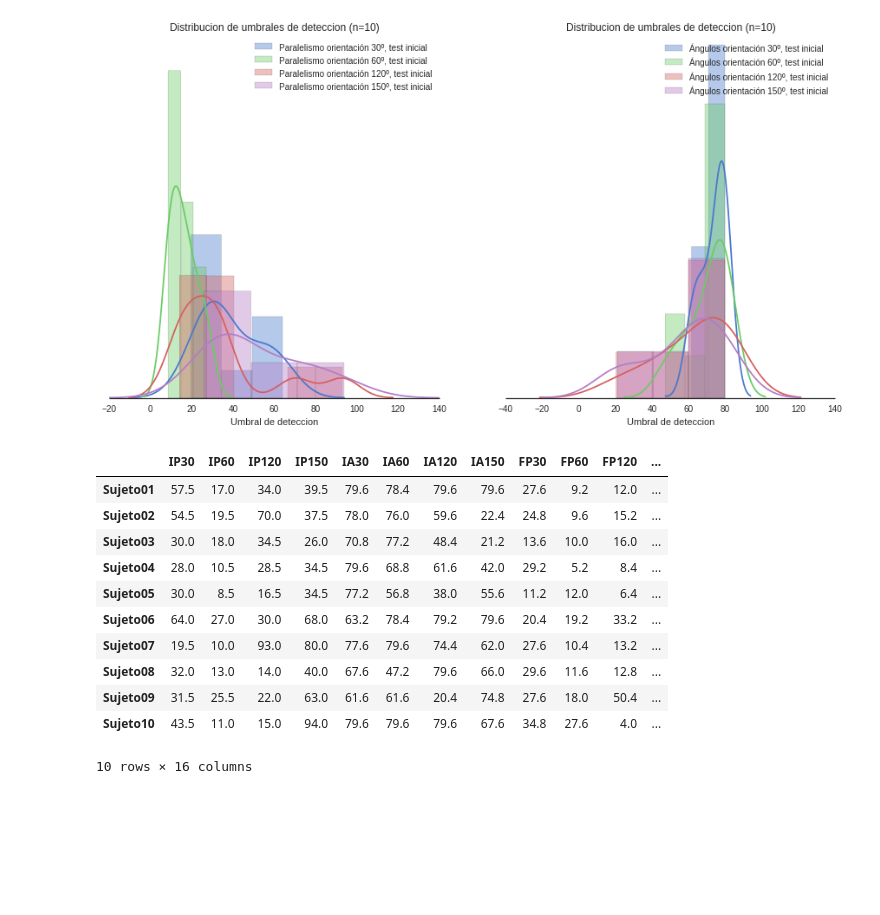
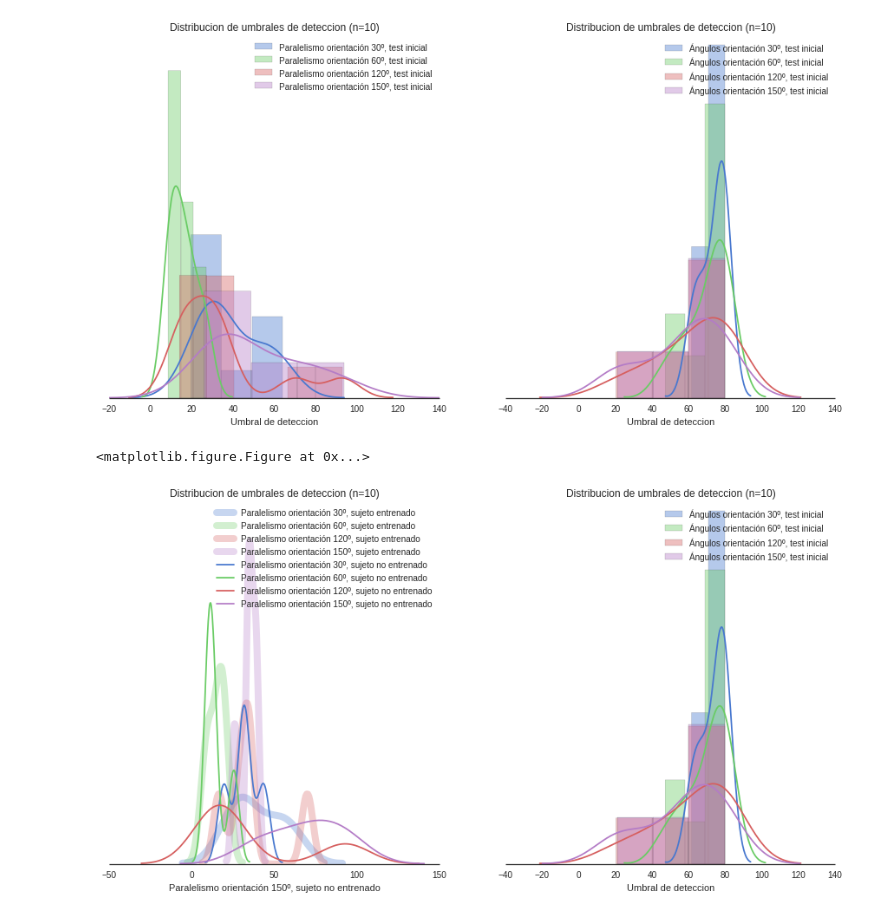
Before and after one commit to IoniUTDT/IPyVisound, a Jupyter notebook: Comparacion Niveles Test Inicial.ipynb, the cells around one changed output. Cells and saved outputs as stored; diff of their text form; code cells hidden in the pictures; blank space fills up the shorter version.

```diff
--- a/Comparacion Niveles Test Inicial.ipynb
+++ b/Comparacion Niveles Test Inicial.ipynb
@@ -60,18 +60,45 @@ fig.savefig('./Images/TransferenciaTestInicialHistogramasTotales', bbox_inches='
 # %% [output]
 <matplotlib.figure.Figure at 0x...>
 [figure]
-# %%
-dataTest
-# %% [output]
-|  | IP30 | IP60 | IP120 | IP150 | IA30 | IA60 | IA120 | IA150 | FP30 | FP60 | FP120 | ... |
-| Sujeto01 | 57.5 | 17.0 | 34.0 | 39.5 | 79.6 | 78.4 | 79.6 | 79.6 | 27.6 | 9.2 | 12.0 | ... |
-| Sujeto02 | 54.5 | 19.5 | 70.0 | 37.5 | 78.0 | 76.0 | 59.6 | 22.4 | 24.8 | 9.6 | 15.2 | ... |
-| Sujeto03 | 30.0 | 18.0 | 34.5 | 26.0 | 70.8 | 77.2 | 48.4 | 21.2 | 13.6 | 10.0 | 16.0 | ... |
-| Sujeto04 | 28.0 | 10.5 | 28.5 | 34.5 | 79.6 | 68.8 | 61.6 | 42.0 | 29.2 | 5.2 | 8.4 | ... |
-| Sujeto05 | 30.0 | 8.5 | 16.5 | 34.5 | 77.2 | 56.8 | 38.0 | 55.6 | 11.2 | 12.0 | 6.4 | ... |
-| Sujeto06 | 64.0 | 27.0 | 30.0 | 68.0 | 63.2 | 78.4 | 79.2 | 79.6 | 20.4 | 19.2 | 33.2 | ... |
-| Sujeto07 | 19.5 | 10.0 | 93.0 | 80.0 | 77.6 | 79.6 | 74.4 | 62.0 | 27.6 | 10.4 | 13.2 | ... |
-| Sujeto08 | 32.0 | 13.0 | 14.0 | 40.0 | 67.6 | 47.2 | 79.6 | 66.0 | 29.6 | 11.6 | 12.8 | ... |
-| Sujeto09 | 31.5 | 25.5 | 22.0 | 63.0 | 61.6 | 61.6 | 20.4 | 74.8 | 27.6 | 18.0 | 50.4 | ... |
-| Sujeto10 | 43.5 | 11.0 | 15.0 | 94.0 | 79.6 | 79.6 | 79.6 | 67.6 | 34.8 | 27.6 | 4.0 | ... |
-10 rows × 16 columns
+# %%
+# Graficos de histogramas para nivel inicial comparando control y no control
+
+sns.set(color_codes=True)
+sns.set(style="white", palette="muted")
+sns.despine(left=True)
+
+fig, ax = plt.subplots(1,2)
+fig.set_size_inches(15,7.5)
+
+colors = sns.color_palette()
+
+# Paralelismo
+SujetosEntrenados = dataTest[['IP30','IP60','IP120','IP150']].iloc[0:5]
+SujetosEntrenados.columns = ['Paralelismo orientación 30º, sujeto entrenado', 'Paralelismo orientación 60º, sujeto entrenado','Paralelismo orientación 120º, sujeto entrenado','Paralelismo orientación 150º, sujeto entrenado']
+SujetosNoEntrenados = dataTest[['IP30','IP60','IP120','IP150']].iloc[6:10]
+SujetosNoEntrenados.columns = ['Paralelismo orientación 30º, sujeto no entrenado', 'Paralelismo orientación 60º, sujeto no entrenado','Paralelismo orientación 120º, sujeto no entrenado','Paralelismo orientación 150º, sujeto no entrenado']
+
+for i, col_id in enumerate(SujetosEntrenados.columns):
+    sns.distplot(SujetosEntrenados[col_id], label=col_id, axlabel='Umbral de deteccion', ax=ax[0], hist=False,
+                 color=colors[i],kde_kws={"lw":8,"alpha":0.3})
+for i, col_id in enumerate(SujetosNoEntrenados.columns):
+    sns.distplot(SujetosNoEntrenados[col_id], label=col_id, ax=ax[0], hist=False, color=colors[i])
+
+# Angulos
+cosas = dataTest[['IA30','IA60','IA120','IA150']]
+cosas.columns = ['Ángulos orientación 30º, test inicial', 'Ángulos orientación 60º, test inicial','Ángulos orientación 120º, test inicial','Ángulos orientación 150º, test inicial']
+for col_id in cosas.columns:
+    sns.distplot(cosas[col_id], label=col_id, axlabel='Umbral de deteccion', ax=ax[1])
+
+for i in [0,1]:
+    ax[i].spines['right'].set_visible(False)
+    ax[i].spines['top'].set_visible(False)
+    ax[i].spines['left'].set_visible(False)
+    ax[i].get_yaxis().set_visible(False)
+    ax[i].set_title('Distribucion de umbrales de deteccion (n=10)')
+    ax[i].legend()
+
+fig.savefig('./Images/TransferenciaTestInicialHistogramasTotales', bbox_inches='tight')
+# %% [output]
+<matplotlib.figure.Figure at 0x...>
+[figure, added]
```
Also changed, not shown: parts of 3 cells of this notebook, 4 other files.
